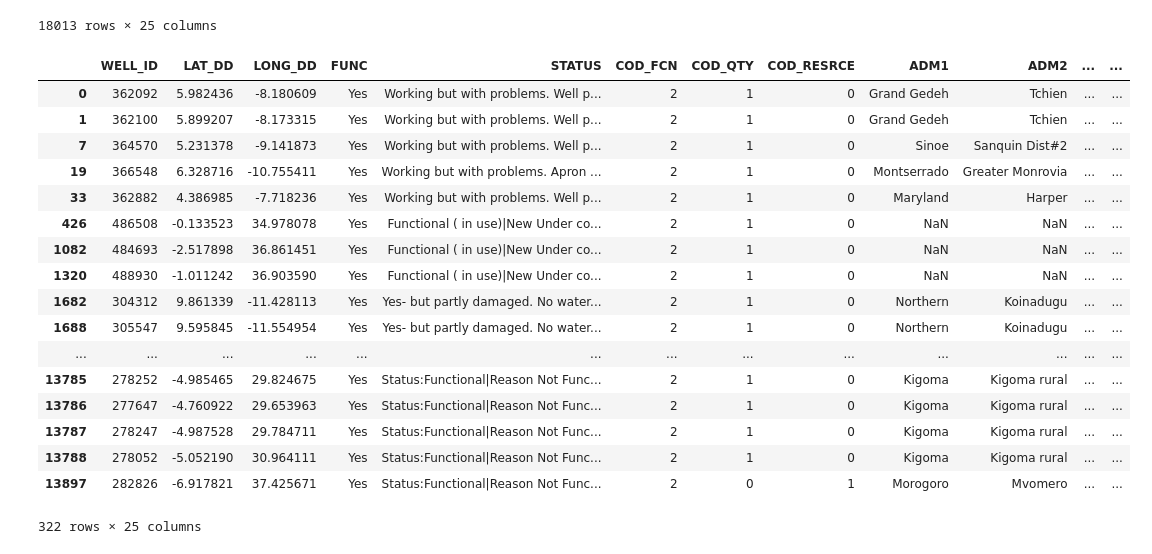
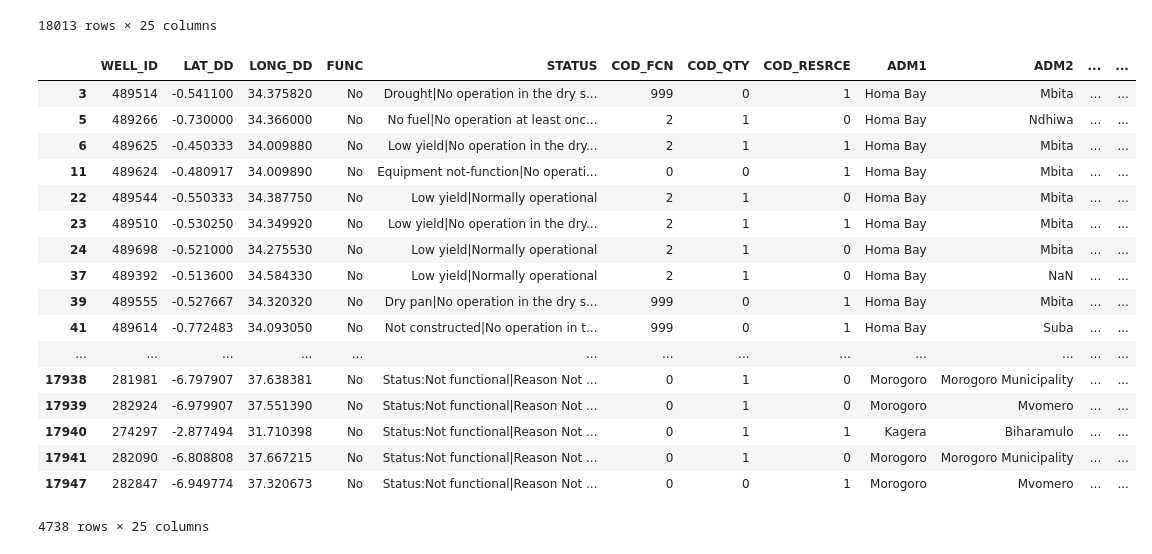
Before and after one commit to yeemey/haackwell, a Jupyter notebook: notebooks/issue7_wpdx_well_status.ipynb, the cells around one changed output. Saved outputs shown, nothing was run; the diff lists cells and outputs as text; code cells hidden in the pictures.

Commit message:
updated with new well failure csv data

```diff
--- a/notebooks/issue7_wpdx_well_status.ipynb
+++ b/notebooks/issue7_wpdx_well_status.ipynb
@@ -192,12 +189,12 @@ new_wpdx_df[new_wpdx_df['Status'] == 'Functional']
 | 13911 | 278650 | -3.714774 | 37.677132 | Yes | Status:Functional|Reason Not Func... | 2 | 1 | 0 | Kilimanjaro | Mwanga | ... | ... |
 4911 rows × 24 columns
 # %%
-# temp.csv generated in haackwell/notebooks/extract_status_todummy.ipynb
-# list of words used to identify mechanical failure from 'STATUS' entries:
+# wellfails.csv generated in haackwell/notebooks/extract_status_todummy.ipynb
+# list of words used to identify mechanical failure from 'STATUS' entries ('mechfail' == 1.0):
 # mech = ['pump', 'handle', 'pipes', 'tank', 'construction', 'cylinder', 'apron', 'repair', 'parts', 'installation', 'broken', 'blocked', 'technical']
 
-nltk_mechfail_df = pd.read_csv('/Users/ymseah/Google Drive/GeoHackWeek/haackwell/dat/temp.csv')
-nltk_mechfail_df
+nltk_wellfail_df = pd.read_csv('/Users/ymseah/Google Drive/GeoHackWeek/haackwell/dat/wellfails.csv')
+nltk_wellfail_df
 # %% [output]
 |  | WELL_ID | LAT_DD | LONG_DD | FUNC | STATUS | COD_FCN | COD_QTY | COD_RESRCE | ADM1 | ADM2 | ... | ... |
 | 0 | 362092 | 5.982436 | -8.180609 | Yes | Working but with problems. Well p... | 2 | 1 | 0 | Grand Gedeh | Tchien | ... | ... |
@@ -220,5 +217,5 @@ nltk_mechfail_df
 # %%
-wpdx_mechfail_df = new_wpdx_df.merge(nltk_mechfail_df[['WELL_ID', 'mechfail']].copy(), how='left', on='WELL_ID')
+wpdx_mechfail_df = new_wpdx_df.merge(nltk_wellfail_df[['WELL_ID', 'mechfail']].copy(), how='left', on='WELL_ID')
 # %%
 wpdx_mechfail_df
 # %% [output]
@@ -241,23 +238,23 @@ wpdx_mechfail_df
 | 18012 | 0 | 0.000000 | 0.000000 | NaN | Non-Functional - - Water dried\r/... | 0 | 0 | 1 | NaN | NaN | ... | ... |
 18013 rows × 25 columns
 # %%
-wpdx_mechfail_df[(wpdx_mechfail_df['FUNC'] == 'Yes') & (wpdx_mechfail_df['mechfail'] == 1.0)]
+wpdx_mechfail_df[(wpdx_mechfail_df['FUNC'] == 'No') & (wpdx_mechfail_df['mechfail'] == 0.0)]
 # %% [output]
 |  | WELL_ID | LAT_DD | LONG_DD | FUNC | STATUS | COD_FCN | COD_QTY | COD_RESRCE | ADM1 | ADM2 | ... | ... |
-| 0 | 362092 | 5.982436 | -8.180609 | Yes | Working but with problems. Well p... | 2 | 1 | 0 | Grand Gedeh | Tchien | ... | ... |
-| 1 | 362100 | 5.899207 | -8.173315 | Yes | Working but with problems. Well p... | 2 | 1 | 0 | Grand Gedeh | Tchien | ... | ... |
-| 7 | 364570 | 5.231378 | -9.141873 | Yes | Working but with problems. Well p... | 2 | 1 | 0 | Sinoe | Sanquin Dist#2 | ... | ... |
-| 19 | 366548 | 6.328716 | -10.755411 | Yes | Working but with problems. Apron ... | 2 | 1 | 0 | Montserrado | Greater Monrovia | ... | ... |
-| 33 | 362882 | 4.386985 | -7.718236 | Yes | Working but with problems. Well p... | 2 | 1 | 0 | Maryland | Harper | ... | ... |
-| 426 | 486508 | -0.133523 | 34.978078 | Yes | Functional ( in use)|New Under co... | 2 | 1 | 0 | NaN | NaN | ... | ... |
-| 1082 | 484693 | -2.517898 | 36.861451 | Yes | Functional ( in use)|New Under co... | 2 | 1 | 0 | NaN | NaN | ... | ... |
-| 1320 | 488930 | -1.011242 | 36.903590 | Yes | Functional ( in use)|New Under co... | 2 | 1 | 0 | NaN | NaN | ... | ... |
-| 1682 | 304312 | 9.861339 | -11.428113 | Yes | Yes- but partly damaged. No water... | 2 | 1 | 0 | Northern | Koinadugu | ... | ... |
-| 1688 | 305547 | 9.595845 | -11.554954 | Yes | Yes- but partly damaged. No water... | 2 | 1 | 0 | Northern | Koinadugu | ... | ... |
+| 3 | 489514 | -0.541100 | 34.375820 | No | Drought|No operation in the dry s... | 999 | 0 | 1 | Homa Bay | Mbita | ... | ... |
+| 5 | 489266 | -0.730000 | 34.366000 | No | No fuel|No operation at least onc... | 2 | 1 | 0 | Homa Bay | Ndhiwa | ... | ... |
+| 6 | 489625 | -0.450333 | 34.009880 | No | Low yield|No operation in the dry... | 2 | 1 | 1 | Homa Bay | Mbita | ... | ... |
+| 11 | 489624 | -0.480917 | 34.009890 | No | Equipment not-function|No operati... | 0 | 0 | 1 | Homa Bay | Mbita | ... | ... |
+| 22 | 489544 | -0.550333 | 34.387750 | No | Low yield|Normally operational | 2 | 1 | 0 | Homa Bay | Mbita | ... | ... |
+| 23 | 489510 | -0.530250 | 34.349920 | No | Low yield|No operation in the dry... | 2 | 1 | 1 | Homa Bay | Mbita | ... | ... |
+| 24 | 489698 | -0.521000 | 34.275530 | No | Low yield|Normally operational | 2 | 1 | 0 | Homa Bay | Mbita | ... | ... |
+| 37 | 489392 | -0.513600 | 34.584330 | No | Low yield|Normally operational | 2 | 1 | 0 | Homa Bay | NaN | ... | ... |
+| 39 | 489555 | -0.527667 | 34.320320 | No | Dry pan|No operation in the dry s... | 999 | 0 | 1 | Homa Bay | Mbita | ... | ... |
+| 41 | 489614 | -0.772483 | 34.093050 | No | Not constructed|No operation in t... | 999 | 0 | 1 | Homa Bay | Suba | ... | ... |
 | ... | ... | ... | ... | ... | ... | ... | ... | ... | ... | ... | ... | ... |
-| 13785 | 278252 | -4.985465 | 29.824675 | Yes | Status:Functional|Reason Not Func... | 2 | 1 | 0 | Kigoma | Kigoma rural | ... | ... |
-| 13786 | 277647 | -4.760922 | 29.653963 | Yes | Status:Functional|Reason Not Func... | 2 | 1 | 0 | Kigoma | Kigoma rural | ... | ... |
-| 13787 | 278247 | -4.987528 | 29.784711 | Yes | Status:Functional|Reason Not Func... | 2 | 1 | 0 | Kigoma | Kigoma rural | ... | ... |
-| 13788 | 278052 | -5.052190 | 30.964111 | Yes | Status:Functional|Reason Not Func... | 2 | 1 | 0 | Kigoma | Kigoma rural | ... | ... |
-| 13897 | 282826 | -6.917821 | 37.425671 | Yes | Status:Functional|Reason Not Func... | 2 | 0 | 1 | Morogoro | Mvomero | ... | ... |
+| 17938 | 281981 | -6.797907 | 37.638381 | No | Status:Not functional|Reason Not ... | 0 | 1 | 0 | Morogoro | Morogoro Municipality | ... | ... |
+| 17939 | 282924 | -6.979907 | 37.551390 | No | Status:Not functional|Reason Not ... | 0 | 1 | 0 | Morogoro | Mvomero | ... | ... |
+| 17940 | 274297 | -2.877494 | 31.710398 | No | Status:Not functional|Reason Not ... | 0 | 1 | 1 | Kagera | Biharamulo | ... | ... |
+| 17941 | 282090 | -6.808808 | 37.667215 | No | Status:Not functional|Reason Not ... | 0 | 1 | 0 | Morogoro | Morogoro Municipality | ... | ... |
+| 17947 | 282847 | -6.949774 | 37.320673 | No | Status:Not functional|Reason Not ... | 0 | 0 | 1 | Morogoro | Mvomero | ... | ... |
-322 rows × 25 columns
+4738 rows × 25 columns
```
Also changed, not shown: parts of 3 cells of this notebook.
